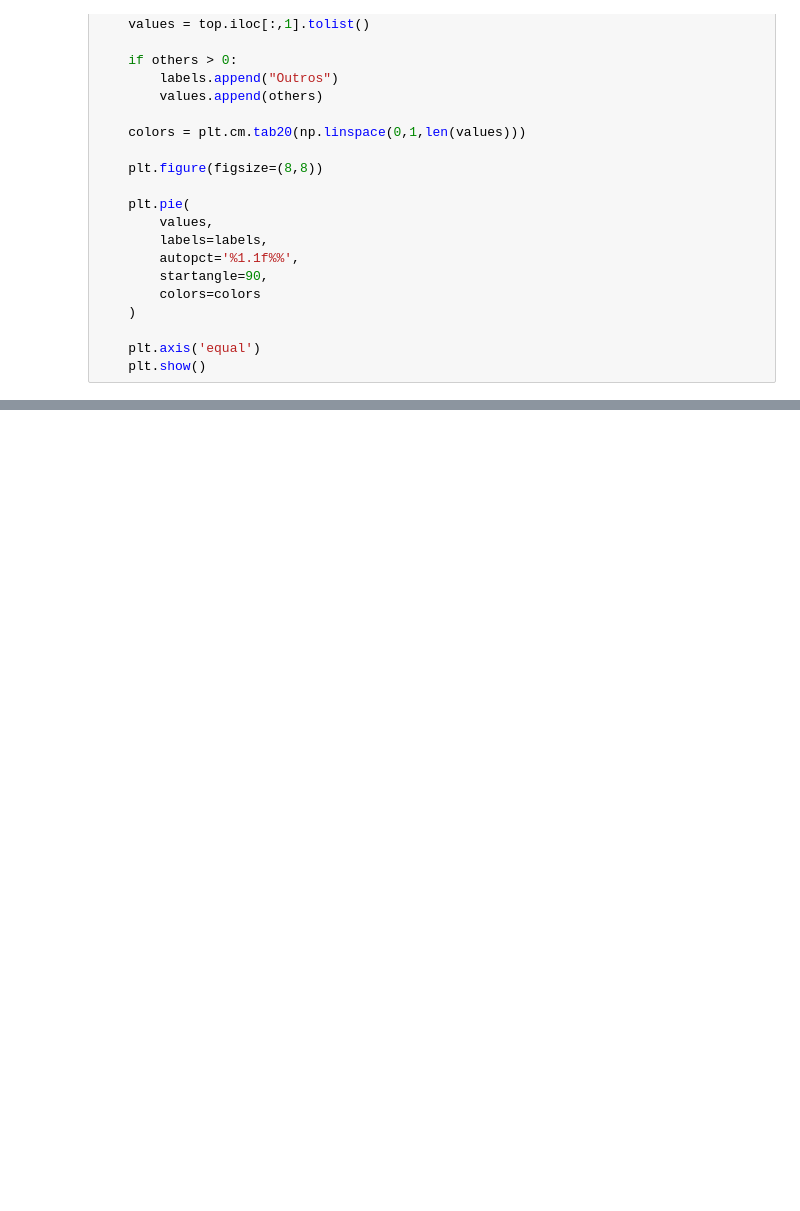
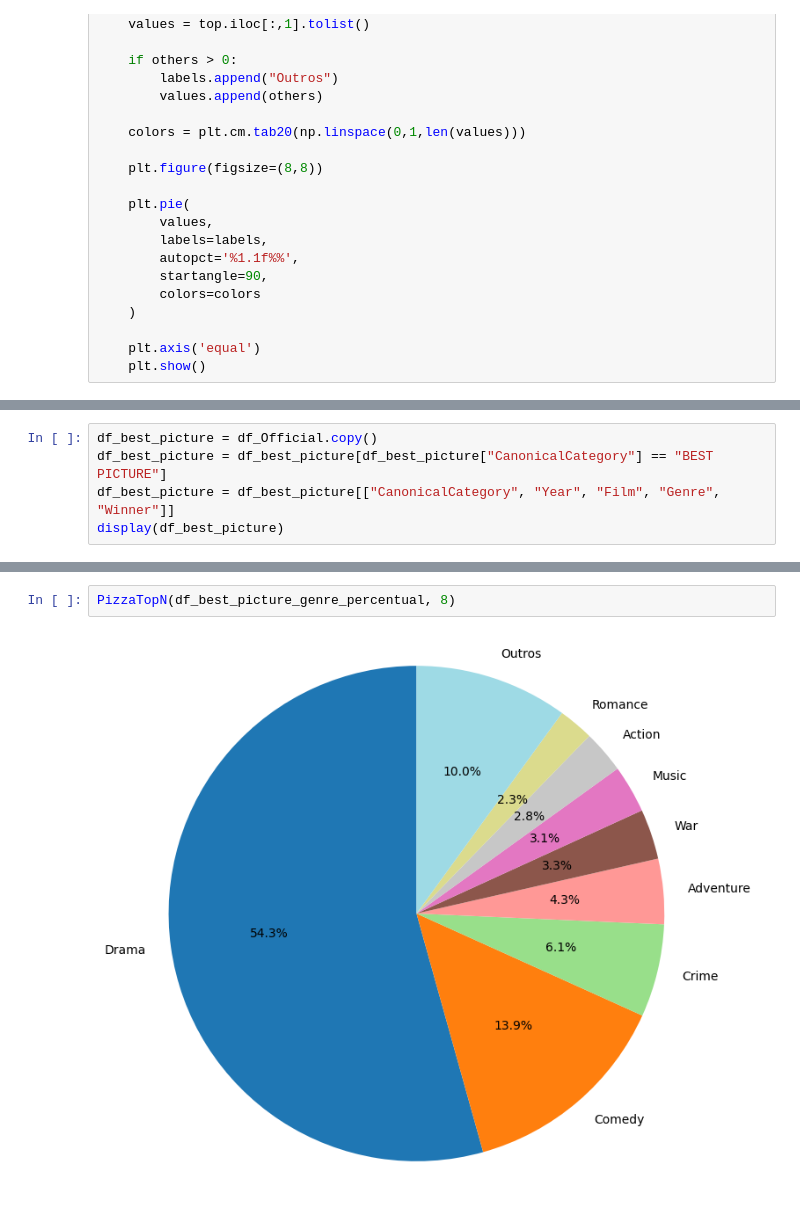
Before and after one commit to edilsonchaves/MVP-Analise-de-Dados-Oscar-Research, a Jupyter notebook: OscarResearch.ipynb, the cells around one changed output, grey strips where cells are left out. Cells and saved outputs as stored; diff of their text form; blank space fills up the shorter version.

```diff
--- a/OscarResearch.ipynb
+++ b/OscarResearch.ipynb
@@ -922,0 +691,5 @@ plt.show()
+# %%
+df_best_picture = df_Official.copy()
+df_best_picture = df_best_picture[df_best_picture["CanonicalCategory"] == "BEST PICTURE"]
+df_best_picture = df_best_picture[["CanonicalCategory", "Year", "Film", "Genre", "Winner"]]
+display(df_best_picture)
@@ -922,0 +752,4 @@ plt.show()
+# %%
+PizzaTopN(df_best_picture_genre_percentual, 8)
+# %% [output]
+[figure, added]
```
Also changed, not shown: parts of 252 cells of this notebook.
